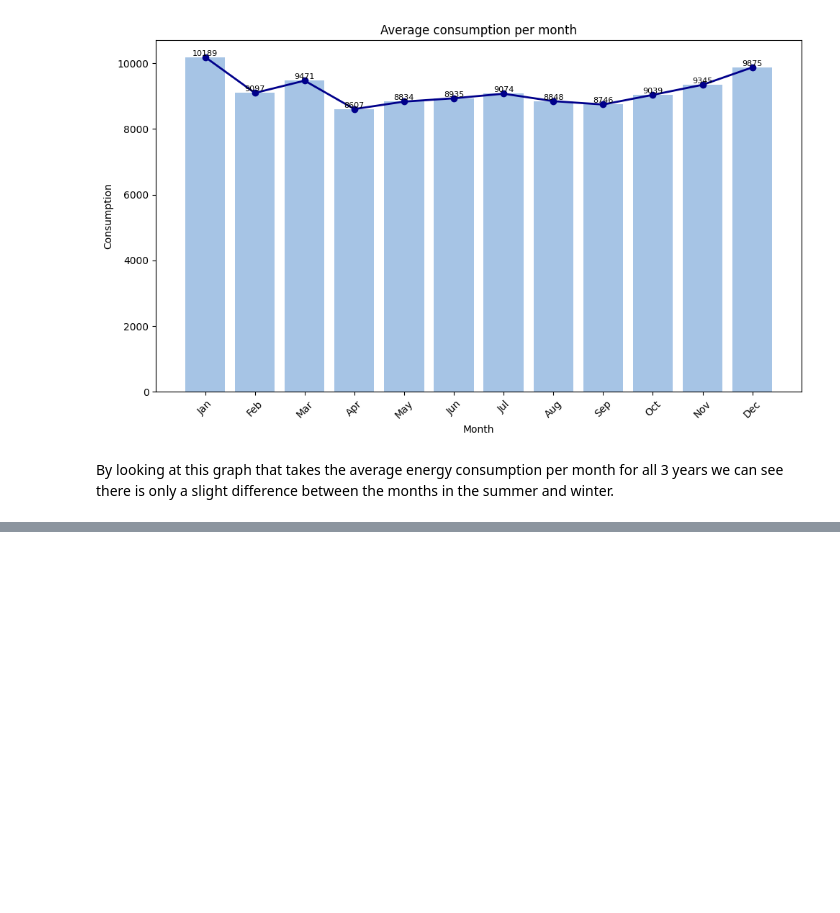
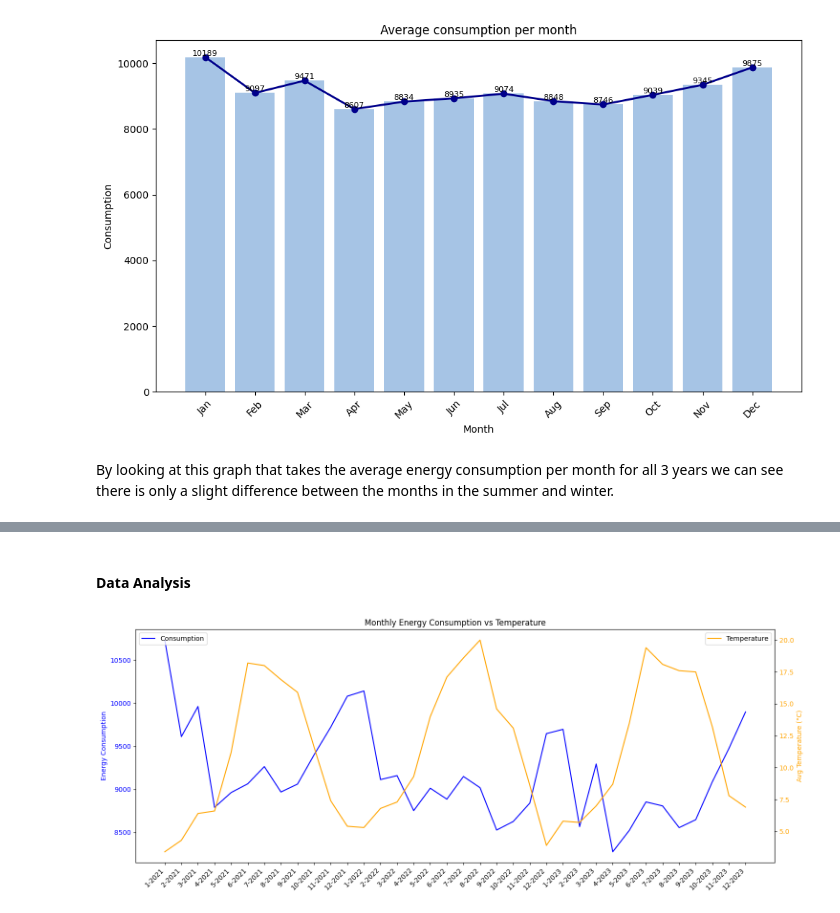
Before and after one commit to estherw66/EnergieOpwek, a Jupyter notebook: ConsumptionData.ipynb, the cells around one changed output, grey strips where cells are left out. Drawn from its saved outputs; the diff is of its cells as text; code cells hidden in the pictures; blank space fills up the shorter version.

Commit message:
Add graphs for temperature vs energy consumption

```diff
--- a/ConsumptionData.ipynb
+++ b/ConsumptionData.ipynb
@@ -284,0 +266,3 @@ ValueError: Could not interpret value `Invoer` for `y`. An entry with this name
+# %%
+df_weather = pd.read_csv('./data/Weather/WeatherData.csv')
+df_weather.head()
@@ -284,0 +309,5 @@ ValueError: Could not interpret value `Invoer` for `y`. An entry with this name
+# %%
+df_weather_avg = df_weather[['Date', 'Avg Temperature']]
+df_weather_avg = df_weather_avg.drop_duplicates(subset='Date').reset_index()
+
+df_weather_avg.head()
@@ -284,0 +321,8 @@ ValueError: Could not interpret value `Invoer` for `y`. An entry with this name
+# %%
+df_weather_avg['Year'] = df_weather_avg['Date'].dt.year
+df_weather_avg['Month'] = df_weather_avg['Date'].dt.month
+
+monthly_avg_temp = df_weather_avg.groupby(['Year', 'Month'])['Avg Temperature'].mean().reset_index()
+monthly_avg_temp.rename(columns={'Avg Temperature': 'Monthly Avg Temperature'}, inplace=True)
+monthly_avg_temp['Monthly Avg Temperature'] = monthly_avg_temp['Monthly Avg Temperature'].round(1)
+monthly_avg_temp.sample(5)
@@ -284,0 +336,3 @@ ValueError: Could not interpret value `Invoer` for `y`. An entry with this name
+# %%
+df_temperature_consumption = pd.merge(df_consumption, monthly_avg_temp, on=['Year', 'Month'])
+df_temperature_consumption.head()
@@ -284,0 +346,27 @@ ValueError: Could not interpret value `Invoer` for `y`. An entry with this name
+# %% [markdown]
+#### Data Analysis
+# %%
+fig, ax1 = plt.subplots(figsize=(15, 6))
+
+ax1.set_ylabel('Energy Consumption', color='blue')
+ax1.plot(df_temperature_consumption['Month'].astype(str) + '-' + df_temperature_consumption['Year'].astype(str),
+         df_temperature_consumption['Consumption'], color='blue', label='Consumption')
+ax1.tick_params(axis='y', labelcolor='blue')
+ax1.legend(loc='upper left')
+
+ax2 = ax1.twinx()
+ax2.set_ylabel('Avg Temperature (°C)', color='orange')
+ax2.plot(df_temperature_consumption['Month'].astype(str) + '-' + df_temperature_consumption['Year'].astype(str),
+         df_temperature_consumption['Monthly Avg Temperature'], color='orange', label='Temperature')
+ax2.tick_params(axis='y', labelcolor='orange')
+ax2.legend(loc='upper right')
+
+plt.title('Monthly Energy Consumption vs Temperature')
+
+ax1.set_xticks(range(len(df_temperature_consumption)))
+ax1.set_xticklabels(df_temperature_consumption['Month'].astype(str) + '-' + df_temperature_consumption['Year'].astype(str), rotation=45, ha='right')
+
+fig.tight_layout()
+plt.show()
+# %% [output]
+[figure, added]
```
Also changed, not shown: parts of 15 cells of this notebook.
